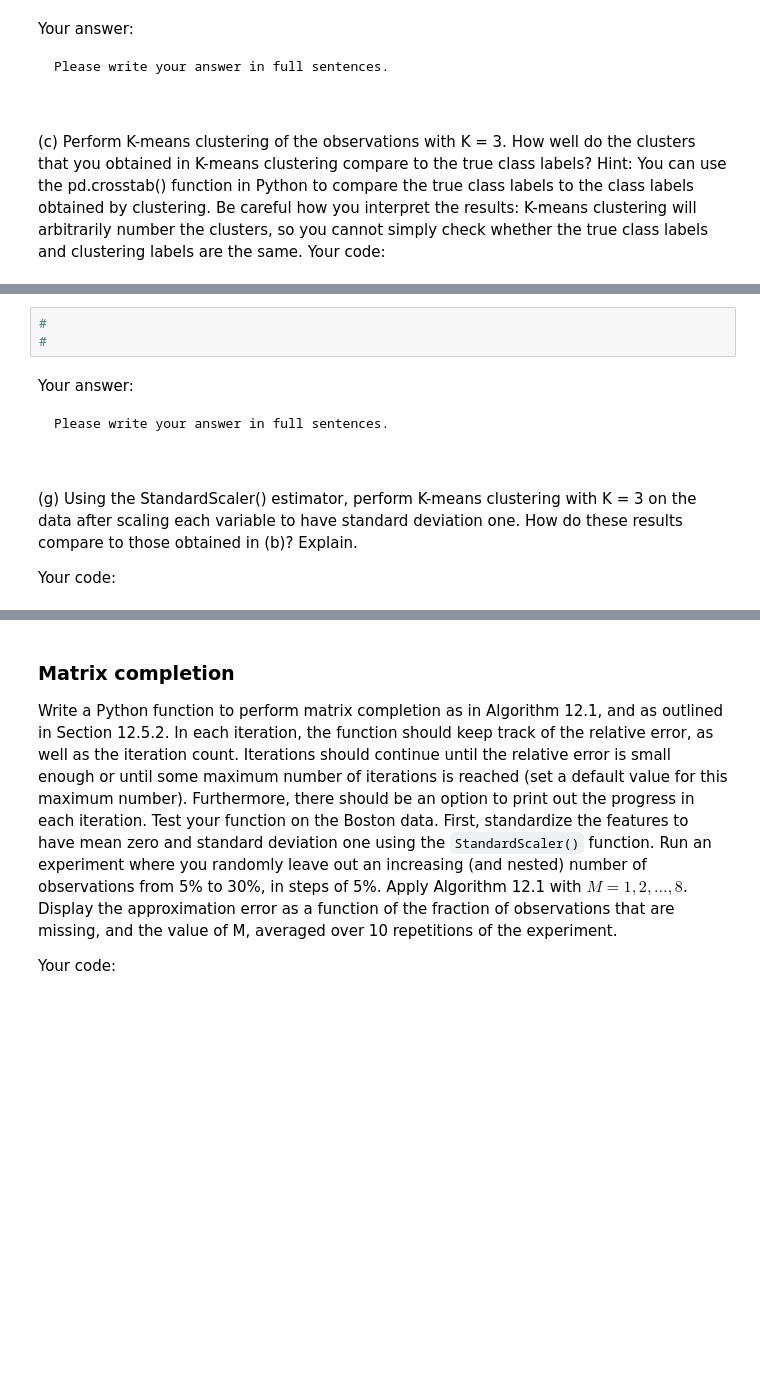
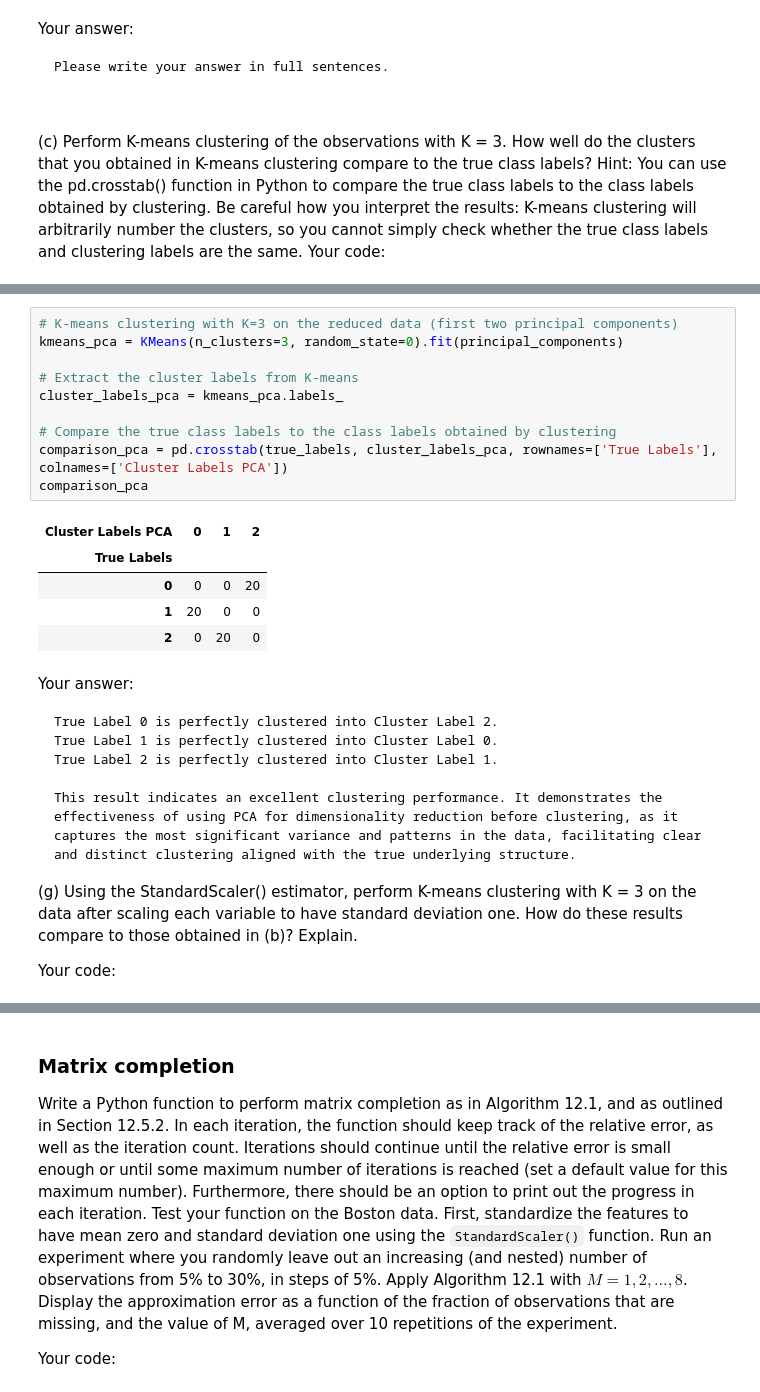
Before and after one commit to BU-MSSP-Classroom/MA679_Spring2024_09_unsupervised-fengyuanshen, a Jupyter notebook: Ch12_Unsupervised_Python.ipynb, the cells around one changed output, grey strips where cells are left out. Saved outputs shown, nothing was run; the diff lists cells and outputs as text; blank space fills up the shorter version.

```diff
--- a/Ch12_Unsupervised_Python.ipynb
+++ b/Ch12_Unsupervised_Python.ipynb
@@ -438,15 +503,30 @@ score vector. Comment on the results.
 
 Your code:
 # %%
-#
-#
+# K-means clustering with K=3 on the reduced data (first two principal components)
+kmeans_pca = KMeans(n_clusters=3, random_state=0).fit(principal_components)
+
+# Extract the cluster labels from K-means
+cluster_labels_pca = kmeans_pca.labels_
+
+# Compare the true class labels to the class labels obtained by clustering
+comparison_pca = pd.crosstab(true_labels, cluster_labels_pca, rownames=['True Labels'], colnames=['Cluster Labels PCA'])
+comparison_pca
+# %% [output]
+| Cluster Labels PCA | 0 | 1 | 2 |
+| True Labels |  |  |  |
+| 0 | 0 | 0 | 20 |
+| 1 | 20 | 0 | 0 |
+| 2 | 0 | 20 | 0 |
 # %% [markdown]
 Your answer:
 
 ~~~
-Please write your answer in full sentences.
+True Label 0 is perfectly clustered into Cluster Label 2.
+True Label 1 is perfectly clustered into Cluster Label 0.
+True Label 2 is perfectly clustered into Cluster Label 1.
 
-
+This result indicates an excellent clustering performance. It demonstrates the effectiveness of using PCA for dimensionality reduction before clustering, as it captures the most significant variance and patterns in the data, facilitating clear and distinct clustering aligned with the true underlying structure.
 ~~~
 
 (g) Using the StandardScaler() estimator, perform K-means clustering
```
Also changed, not shown: parts of 12 cells of this notebook.
